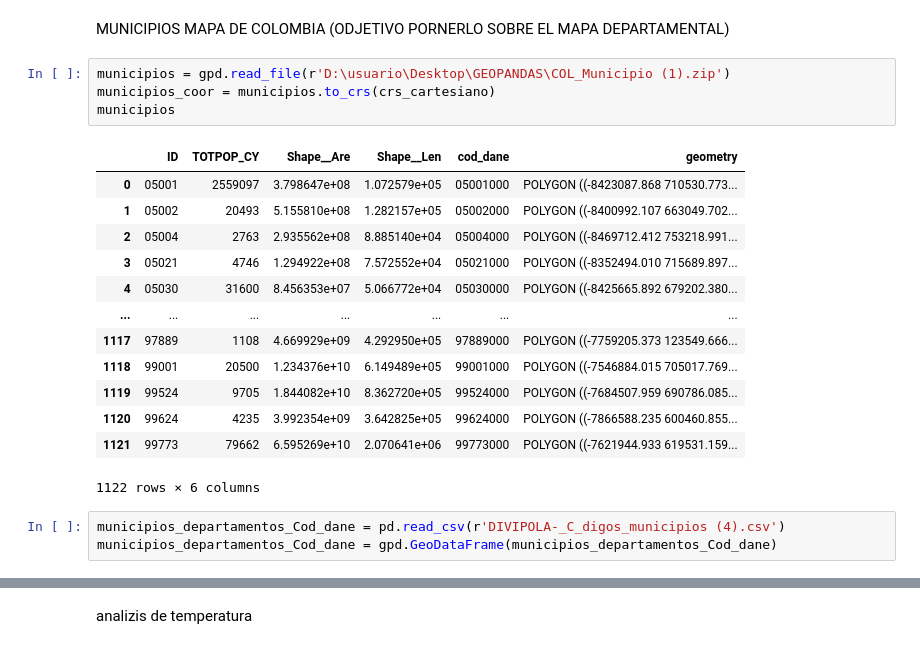
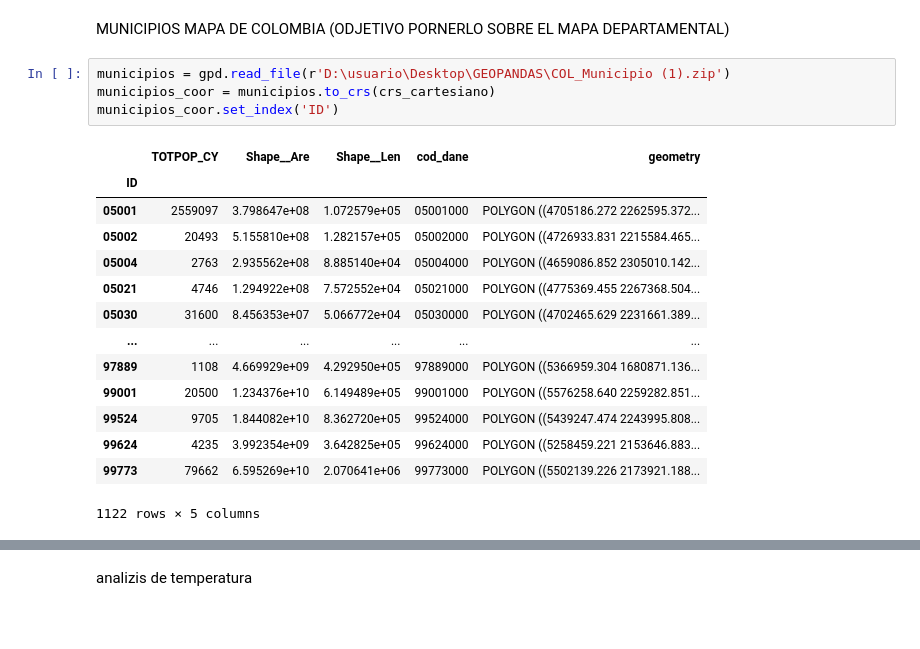
Before and after one commit to gitnicolas343/TRABAJO-FINAL, a Jupyter notebook: documento_principal_analizis_de_temperatura_regional.ipynb, the cells around one changed output, grey strips where cells are left out. Saved outputs shown, nothing was run; the diff lists cells and outputs as text; blank space fills up the shorter version.

```diff
--- a/documento_principal_analizis_de_temperatura_regional.ipynb
+++ b/documento_principal_analizis_de_temperatura_regional.ipynb
@@ -109,21 +81,19 @@ MUNICIPIOS MAPA DE COLOMBIA (ODJETIVO PORNERLO SOBRE EL MAPA DEPARTAMENTAL)
 # %%
 municipios = gpd.read_file(r'D:\usuario\Desktop\GEOPANDAS\COL_Municipio (1).zip')
 municipios_coor = municipios.to_crs(crs_cartesiano)
-municipios
+municipios_coor.set_index('ID')
 # %% [output]
-|  | ID | TOTPOP_CY | Shape__Are | Shape__Len | cod_dane | geometry |
-| 0 | 05001 | 2559097 | 3.798647e+08 | 1.072579e+05 | 05001000 | POLYGON ((-8423087.868 710530.773... |
-| 1 | 05002 | 20493 | 5.155810e+08 | 1.282157e+05 | 05002000 | POLYGON ((-8400992.107 663049.702... |
-| 2 | 05004 | 2763 | 2.935562e+08 | 8.885140e+04 | 05004000 | POLYGON ((-8469712.412 753218.991... |
-| 3 | 05021 | 4746 | 1.294922e+08 | 7.572552e+04 | 05021000 | POLYGON ((-8352494.010 715689.897... |
-| 4 | 05030 | 31600 | 8.456353e+07 | 5.066772e+04 | 05030000 | POLYGON ((-8425665.892 679202.380... |
-| ... | ... | ... | ... | ... | ... | ... |
-| 1117 | 97889 | 1108 | 4.669929e+09 | 4.292950e+05 | 97889000 | POLYGON ((-7759205.373 123549.666... |
-| 1118 | 99001 | 20500 | 1.234376e+10 | 6.149489e+05 | 99001000 | POLYGON ((-7546884.015 705017.769... |
-| 1119 | 99524 | 9705 | 1.844082e+10 | 8.362720e+05 | 99524000 | POLYGON ((-7684507.959 690786.085... |
-| 1120 | 99624 | 4235 | 3.992354e+09 | 3.642825e+05 | 99624000 | POLYGON ((-7866588.235 600460.855... |
-| 1121 | 99773 | 79662 | 6.595269e+10 | 2.070641e+06 | 99773000 | POLYGON ((-7621944.933 619531.159... |
+|  | TOTPOP_CY | Shape__Are | Shape__Len | cod_dane | geometry |
+| ID |  |  |  |  |  |
+| 05001 | 2559097 | 3.798647e+08 | 1.072579e+05 | 05001000 | POLYGON ((4705186.272 2262595.372... |
+| 05002 | 20493 | 5.155810e+08 | 1.282157e+05 | 05002000 | POLYGON ((4726933.831 2215584.465... |
+| 05004 | 2763 | 2.935562e+08 | 8.885140e+04 | 05004000 | POLYGON ((4659086.852 2305010.142... |
+| 05021 | 4746 | 1.294922e+08 | 7.572552e+04 | 05021000 | POLYGON ((4775369.455 2267368.504... |
+| 05030 | 31600 | 8.456353e+07 | 5.066772e+04 | 05030000 | POLYGON ((4702465.629 2231661.389... |
+| ... | ... | ... | ... | ... | ... |
+| 97889 | 1108 | 4.669929e+09 | 4.292950e+05 | 97889000 | POLYGON ((5366959.304 1680871.136... |
+| 99001 | 20500 | 1.234376e+10 | 6.149489e+05 | 99001000 | POLYGON ((5576258.640 2259282.851... |
+| 99524 | 9705 | 1.844082e+10 | 8.362720e+05 | 99524000 | POLYGON ((5439247.474 2243995.808... |
+| 99624 | 4235 | 3.992354e+09 | 3.642825e+05 | 99624000 | POLYGON ((5258459.221 2153646.883... |
+| 99773 | 79662 | 6.595269e+10 | 2.070641e+06 | 99773000 | POLYGON ((5502139.226 2173921.188... |
-1122 rows × 6 columns
+1122 rows × 5 columns
-# %%
-municipios_departamentos_Cod_dane = pd.read_csv(r'DIVIPOLA-_C_digos_municipios (4).csv')
-municipios_departamentos_Cod_dane = gpd.GeoDataFrame(municipios_departamentos_Cod_dane)
```
Also changed, not shown: parts of 6 cells of this notebook, 1 other file.
